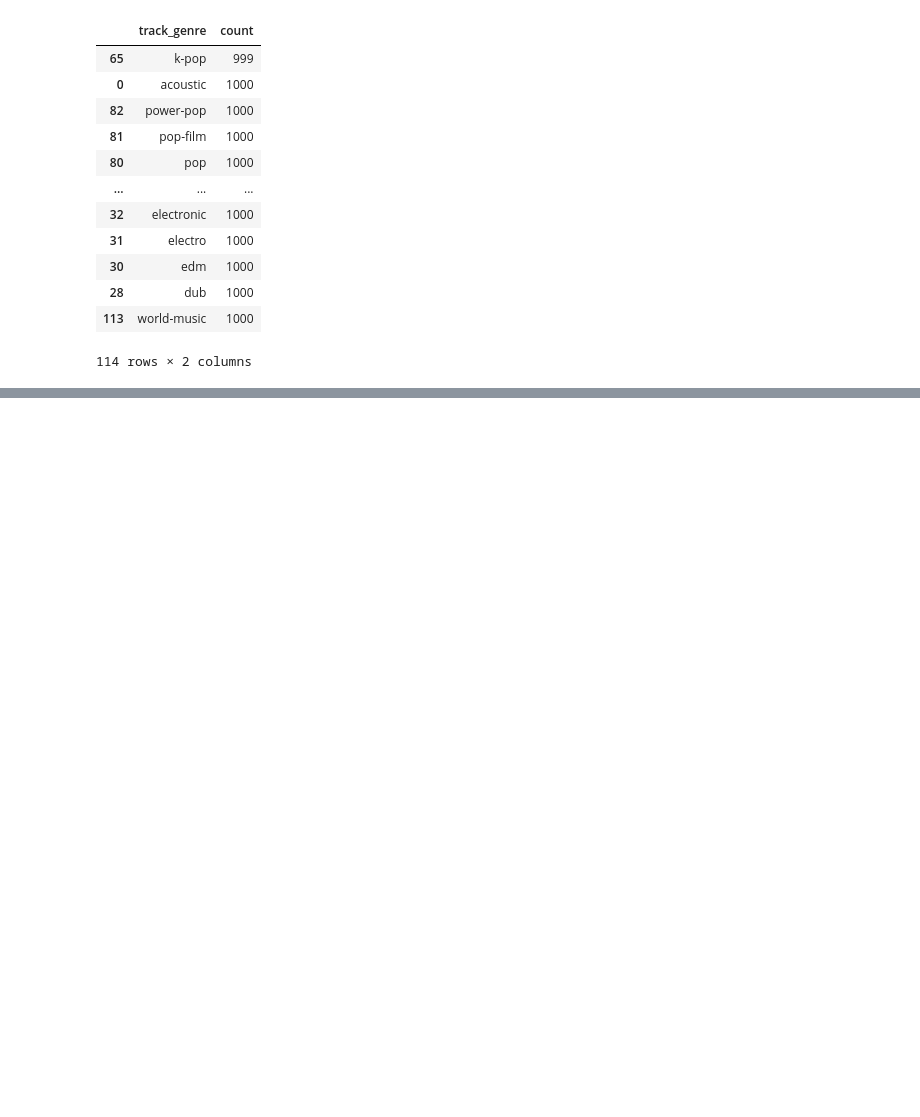
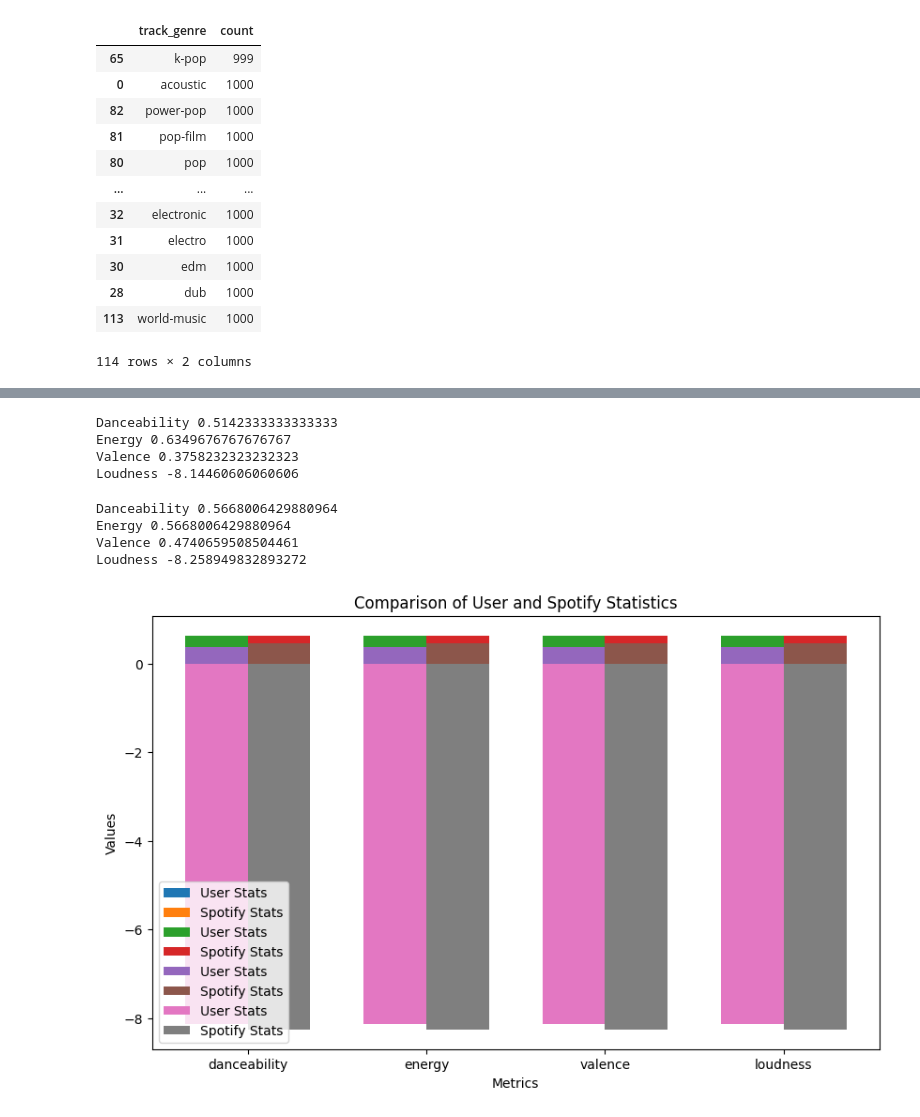
Before and after one commit to EduardoHGomez/Spotify-taste, a Jupyter notebook: analysis.ipynb, the cells around one changed output, grey strips where cells are left out. Drawn from its saved outputs; the diff is of its cells as text; code cells hidden in the pictures; blank space fills up the shorter version.

Commit message:
graphs and average

```diff
--- a/analysis.ipynb
+++ b/analysis.ipynb
@@ -101,0 +101,6 @@ genres.sort_values(by=['count'])
+# %%
+# Aqui cargamos el dataframe del usuario
+user_df = pd.read_csv('user_df.csv', index_col='id')
+display(user_df)
+
+print(user_df.dtypes)
@@ -101,0 +139,58 @@ genres.sort_values(by=['count'])
+# %%
+# ---- A partir de aqui, analizaremos algunas columna con base en lo que escucha el usuario ----
+
+# Obtener el explicit promedio
+
+
+# Obtener el danceability promedio
+avg_danceability_user = user_df['danceability'].mean()
+print("Danceability", avg_danceability_user)
+
+# Obtener el energy promedio
+avg_energy_user = user_df['energy'].mean()
+print("Energy", avg_energy_user)
+
+# Obtener el valence promedio
+avg_valence_user = user_df['valence'].mean()
+print("Valence", avg_valence_user)
+
+# Obtener el loudness promedio
+avg_loudness_user = user_df['loudness'].mean()
+print("Loudness", avg_loudness_user )
+# %% [output]
+Danceability 0.5142333333333333
+Energy 0.6349676767676767
+Valence 0.3758232323232323
+Loudness -8.14460606060606
+# %%
+# ---- Hacer lo mismo que para el usuario pero con las canciones más escuchadas ------------
+
+# Obtener el danceability promedio
+avg_danceability_spotify = df['danceability'].mean()
+print("Danceability", avg_danceability_spotify)
+
+# Obtener el energy promedio
+avg_energy_spotify = df['energy'].mean()
+print("Energy", avg_danceability_spotify)
+
+# Obtener el valence promedio
+avg_valence_spotify = df['valence'].mean()
+print("Valence", avg_valence_spotify)
+
+# Obtener el loudness promedio
+avg_loudness_spotify = df['loudness'].mean()
+print("Loudness", avg_loudness_spotify )
+# %% [output]
+Danceability 0.5668006429880964
+Energy 0.5668006429880964
+Valence 0.4740659508504461
+Loudness -8.258949832893272
+# %%
+# Crear lista de listas ambos valores
+result_list = [['user_stats', avg_danceability_user, avg_energy_user, avg_valence_user, avg_loudness_user],
+                ['spotify_stats', avg_danceability_spotify, avg_energy_spotify, avg_valence_spotify, avg_loudness_spotify]]
+
+# Crear el dataframe manual
+result = pd.DataFrame(result_list, columns=['type', 'danceability', 'energy', 'valence', 'loudness'])
+# %% [output]
+[figure, added]
```
Also changed, not shown: parts of 3 cells of this notebook, 4 other files.
